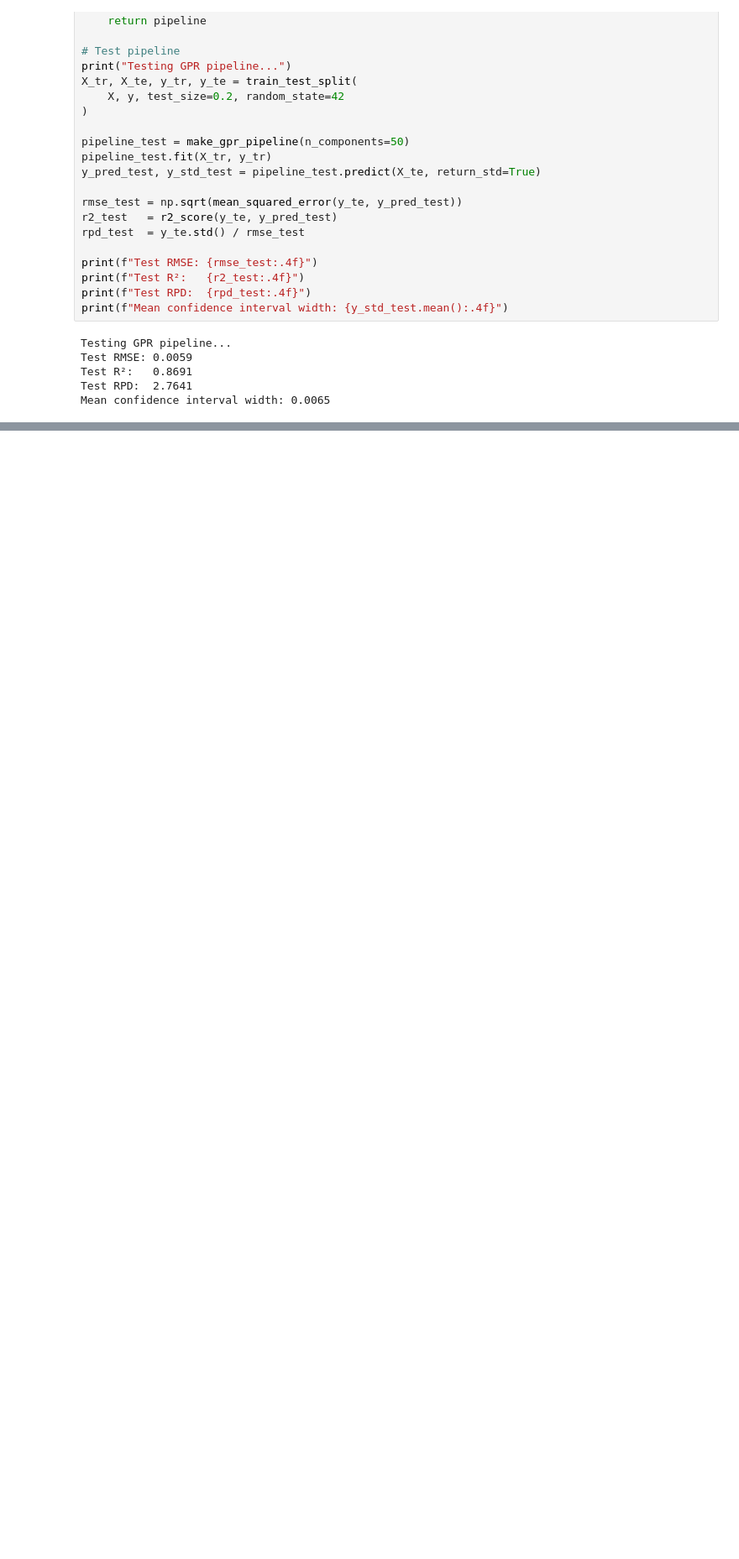
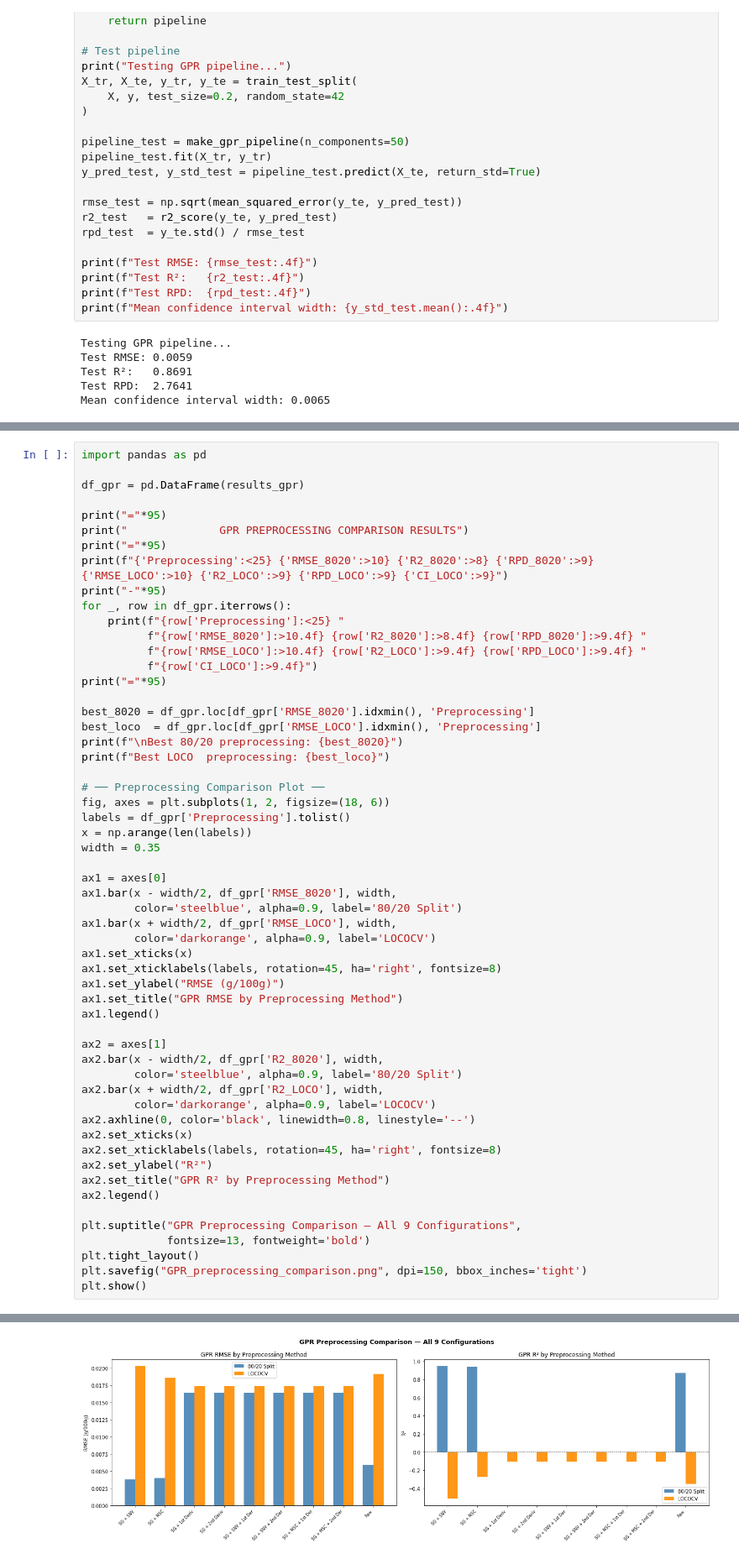
Before and after one commit to priyanshu0503/Research, a Jupyter notebook: GPR.ipynb, the cells around one changed output, grey strips where cells are left out. Shown at 84% size. Saved outputs shown, nothing was run; the diff lists cells and outputs as text; blank space fills up the shorter version.

Commit message:
GPR results and active learning approach added

```diff
--- a/GPR.ipynb
+++ b/GPR.ipynb
@@ -423,0 +424,57 @@ Testing: SG + SNV
+# %%
+import pandas as pd
+
+df_gpr = pd.DataFrame(results_gpr)
+
+print("="*95)
+print("              GPR PREPROCESSING COMPARISON RESULTS")
+print("="*95)
+print(f"{'Preprocessing':<25} {'RMSE_8020':>10} {'R2_8020':>8} {'RPD_8020':>9} {'RMSE_LOCO':>10} {'R2_LOCO':>9} {'RPD_LOCO':>9} {'CI_LOCO':>9}")
+print("-"*95)
+for _, row in df_gpr.iterrows():
+    print(f"{row['Preprocessing']:<25} "
+          f"{row['RMSE_8020']:>10.4f} {row['R2_8020']:>8.4f} {row['RPD_8020']:>9.4f} "
+          f"{row['RMSE_LOCO']:>10.4f} {row['R2_LOCO']:>9.4f} {row['RPD_LOCO']:>9.4f} "
+          f"{row['CI_LOCO']:>9.4f}")
+print("="*95)
+
+best_8020 = df_gpr.loc[df_gpr['RMSE_8020'].idxmin(), 'Preprocessing']
+best_loco  = df_gpr.loc[df_gpr['RMSE_LOCO'].idxmin(), 'Preprocessing']
+print(f"\nBest 80/20 preprocessing: {best_8020}")
+print(f"Best LOCO  preprocessing: {best_loco}")
+
+# ── Preprocessing Comparison Plot ──
+fig, axes = plt.subplots(1, 2, figsize=(18, 6))
+labels = df_gpr['Preprocessing'].tolist()
+x = np.arange(len(labels))
+width = 0.35
+
+ax1 = axes[0]
+ax1.bar(x - width/2, df_gpr['RMSE_8020'], width,
+        color='steelblue', alpha=0.9, label='80/20 Split')
+ax1.bar(x + width/2, df_gpr['RMSE_LOCO'], width,
+        color='darkorange', alpha=0.9, label='LOCOCV')
+ax1.set_xticks(x)
+ax1.set_xticklabels(labels, rotation=45, ha='right', fontsize=8)
+ax1.set_ylabel("RMSE (g/100g)")
+ax1.set_title("GPR RMSE by Preprocessing Method")
+ax1.legend()
+
+ax2 = axes[1]
+ax2.bar(x - width/2, df_gpr['R2_8020'], width,
+        color='steelblue', alpha=0.9, label='80/20 Split')
+ax2.bar(x + width/2, df_gpr['R2_LOCO'], width,
+        color='darkorange', alpha=0.9, label='LOCOCV')
+ax2.axhline(0, color='black', linewidth=0.8, linestyle='--')
+ax2.set_xticks(x)
+ax2.set_xticklabels(labels, rotation=45, ha='right', fontsize=8)
+ax2.set_ylabel("R²")
+ax2.set_title("GPR R² by Preprocessing Method")
+ax2.legend()
+
+plt.suptitle("GPR Preprocessing Comparison — All 9 Configurations",
+             fontsize=13, fontweight='bold')
+plt.tight_layout()
+plt.savefig("GPR_preprocessing_comparison.png", dpi=150, bbox_inches='tight')
+plt.show()
+# %% [output]
@@ -423,0 +499 @@ Testing: SG + SNV
+[figure, added]
```
Also changed, not shown: parts of 3 cells of this notebook, 3 other files.
